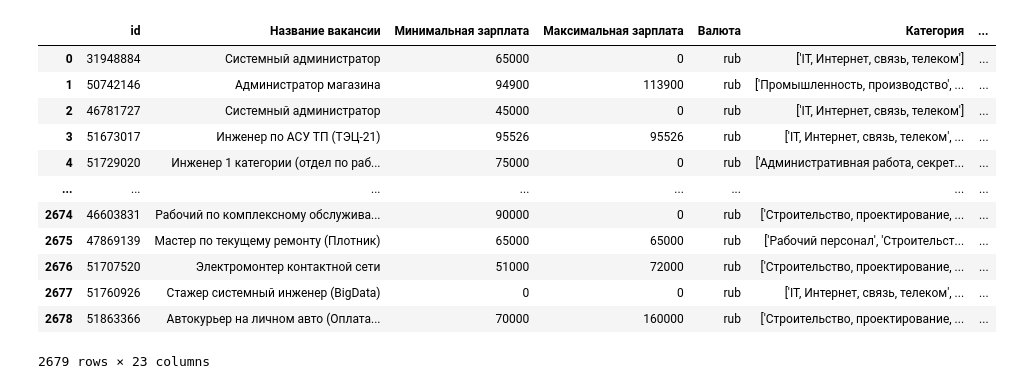
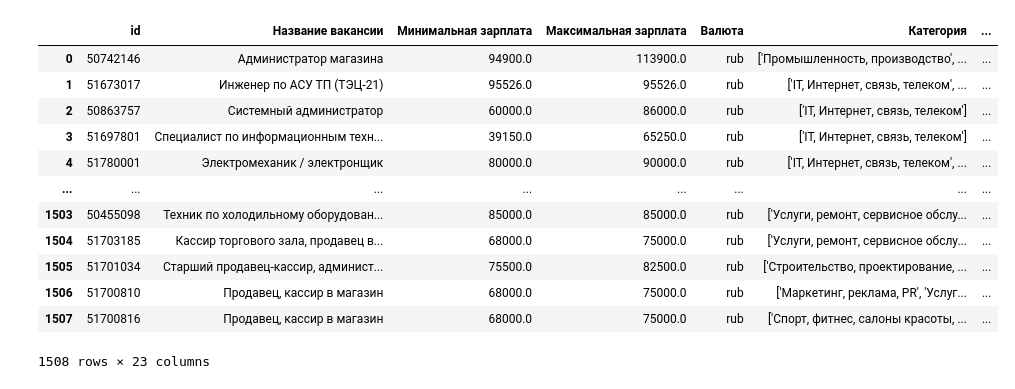
Before and after one commit to Dezurn/GP_2_Scraping_API, a Jupyter notebook: EDA & Analys/analys.ipynb, the cells around one changed output. Cells and saved outputs as stored; diff of their text form; code cells hidden in the pictures.

```diff
--- a/EDA & Analys/analys.ipynb
+++ b/EDA & Analys/analys.ipynb
@@ -3,20 +6,20 @@ import pandas as pd
 # %%
-df_sj, df_rr = pd.read_csv('../datasets/superjob_vacancies.csv'), pd.read_csv('../datasets/rabota_ru_formated.csv')
+df_sj, df_rr = pd.read_csv('../datasets/superjob_formated.csv'), pd.read_csv('../datasets/rabota_ru_final.csv', index_col=0)
 df_sj
 # %% [output]
 |  | id | Название вакансии | Минимальная зарплата | Максимальная зарплата | Валюта | Категория | ... |
-| 0 | 31948884 | Системный администратор | 65000 | 0 | rub | ['IT, Интернет, связь, телеком'] | ... |
-| 1 | 50742146 | Администратор магазина | 94900 | 113900 | rub | ['Промышленность, производство', ... | ... |
-| 2 | 46781727 | Системный администратор | 45000 | 0 | rub | ['IT, Интернет, связь, телеком'] | ... |
-| 3 | 51673017 | Инженер по АСУ ТП (ТЭЦ-21) | 95526 | 95526 | rub | ['IT, Интернет, связь, телеком', ... | ... |
-| 4 | 51729020 | Инженер 1 категории (отдел по раб... | 75000 | 0 | rub | ['Административная работа, секрет... | ... |
+| 0 | 50742146 | Администратор магазина | 94900.0 | 113900.0 | rub | ['Промышленность, производство', ... | ... |
+| 1 | 51673017 | Инженер по АСУ ТП (ТЭЦ-21) | 95526.0 | 95526.0 | rub | ['IT, Интернет, связь, телеком', ... | ... |
+| 2 | 50863757 | Системный администратор | 60000.0 | 86000.0 | rub | ['IT, Интернет, связь, телеком'] | ... |
+| 3 | 51697801 | Специалист по информационным техн... | 39150.0 | 65250.0 | rub | ['IT, Интернет, связь, телеком'] | ... |
+| 4 | 51780001 | Электромеханик / электронщик | 80000.0 | 90000.0 | rub | ['IT, Интернет, связь, телеком', ... | ... |
 | ... | ... | ... | ... | ... | ... | ... | ... |
-| 2674 | 46603831 | Рабочий по комплексному обслужива... | 90000 | 0 | rub | ['Строительство, проектирование, ... | ... |
-| 2675 | 47869139 | Мастер по текущему ремонту (Плотник) | 65000 | 65000 | rub | ['Рабочий персонал', 'Строительст... | ... |
-| 2676 | 51707520 | Электромонтер контактной сети | 51000 | 72000 | rub | ['Строительство, проектирование, ... | ... |
-| 2677 | 51760926 | Стажер системный инженер (BigData) | 0 | 0 | rub | ['IT, Интернет, связь, телеком', ... | ... |
-| 2678 | 51863366 | Автокурьер на личном авто (Оплата... | 70000 | 160000 | rub | ['Строительство, проектирование, ... | ... |
+| 1503 | 50455098 | Техник по холодильному оборудован... | 85000.0 | 85000.0 | rub | ['Услуги, ремонт, сервисное обслу... | ... |
+| 1504 | 51703185 | Кассир торгового зала, продавец в... | 68000.0 | 75000.0 | rub | ['Услуги, ремонт, сервисное обслу... | ... |
+| 1505 | 51701034 | Старший продавец-кассир, админист... | 75500.0 | 82500.0 | rub | ['Строительство, проектирование, ... | ... |
+| 1506 | 51700810 | Продавец, кассир в магазин | 68000.0 | 75000.0 | rub | ['Маркетинг, реклама, PR', 'Услуг... | ... |
+| 1507 | 51700816 | Продавец, кассир в магазин | 68000.0 | 75000.0 | rub | ['Спорт, фитнес, салоны красоты, ... | ... |
-2679 rows × 23 columns
+1508 rows × 23 columns
 # %%
 df_rr
 # %% [output]
```
Also changed, not shown: parts of 25 cells of this notebook, 11 other files.
